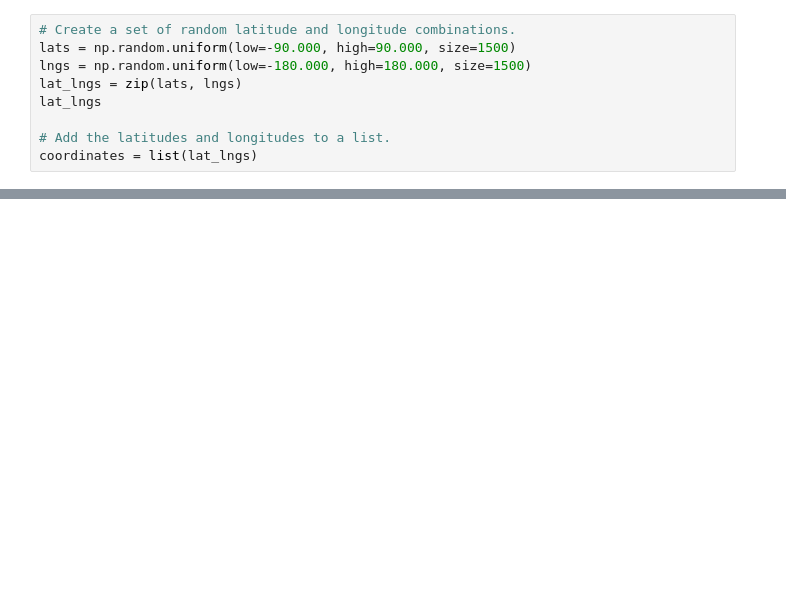
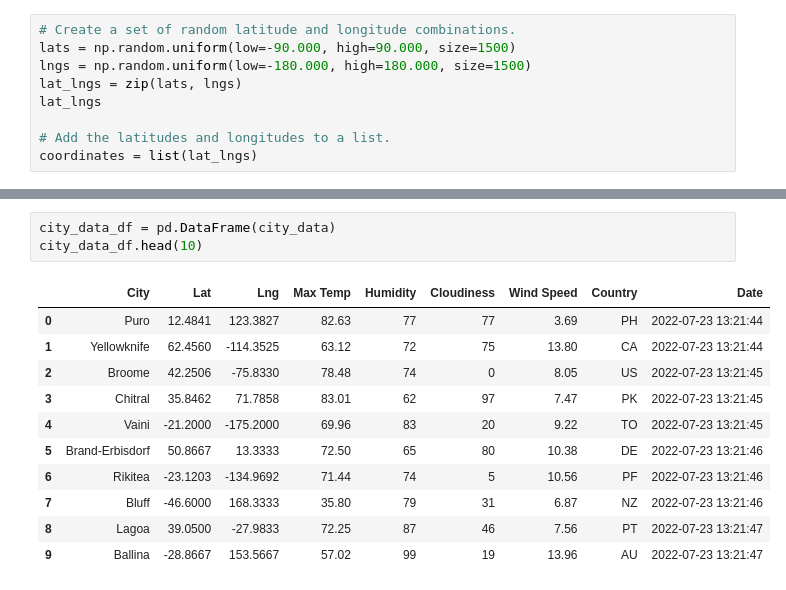
Before and after one commit to MCRobish/World_Weather_Analysis, a Jupyter notebook: WeatherPy.ipynb, the cells around one changed output, grey strips where cells are left out. Cells and saved outputs as stored; diff of their text form; blank space fills up the shorter version.

```diff
--- a/WeatherPy.ipynb
+++ b/WeatherPy.ipynb
@@ -29,0 +116,15 @@ len(cities)
+# %%
+city_data_df = pd.DataFrame(city_data)
+city_data_df.head(10)
+# %% [output]
+|  | City | Lat | Lng | Max Temp | Humidity | Cloudiness | Wind Speed | Country | Date |
+| 0 | Puro | 12.4841 | 123.3827 | 82.63 | 77 | 77 | 3.69 | PH | 2022-07-23 13:21:44 |
+| 1 | Yellowknife | 62.4560 | -114.3525 | 63.12 | 72 | 75 | 13.80 | CA | 2022-07-23 13:21:44 |
+| 2 | Broome | 42.2506 | -75.8330 | 78.48 | 74 | 0 | 8.05 | US | 2022-07-23 13:21:45 |
+| 3 | Chitral | 35.8462 | 71.7858 | 83.01 | 62 | 97 | 7.47 | PK | 2022-07-23 13:21:45 |
+| 4 | Vaini | -21.2000 | -175.2000 | 69.96 | 83 | 20 | 9.22 | TO | 2022-07-23 13:21:45 |
+| 5 | Brand-Erbisdorf | 50.8667 | 13.3333 | 72.50 | 65 | 80 | 10.38 | DE | 2022-07-23 13:21:46 |
+| 6 | Rikitea | -23.1203 | -134.9692 | 71.44 | 74 | 5 | 10.56 | PF | 2022-07-23 13:21:46 |
+| 7 | Bluff | -46.6000 | 168.3333 | 35.80 | 79 | 31 | 6.87 | NZ | 2022-07-23 13:21:46 |
+| 8 | Lagoa | 39.0500 | -27.9833 | 72.25 | 87 | 46 | 7.56 | PT | 2022-07-23 13:21:47 |
+| 9 | Ballina | -28.8667 | 153.5667 | 57.02 | 99 | 19 | 13.96 | AU | 2022-07-23 13:21:47 |
```
Also changed, not shown: parts of 5 cells of this notebook, 1 other file.
